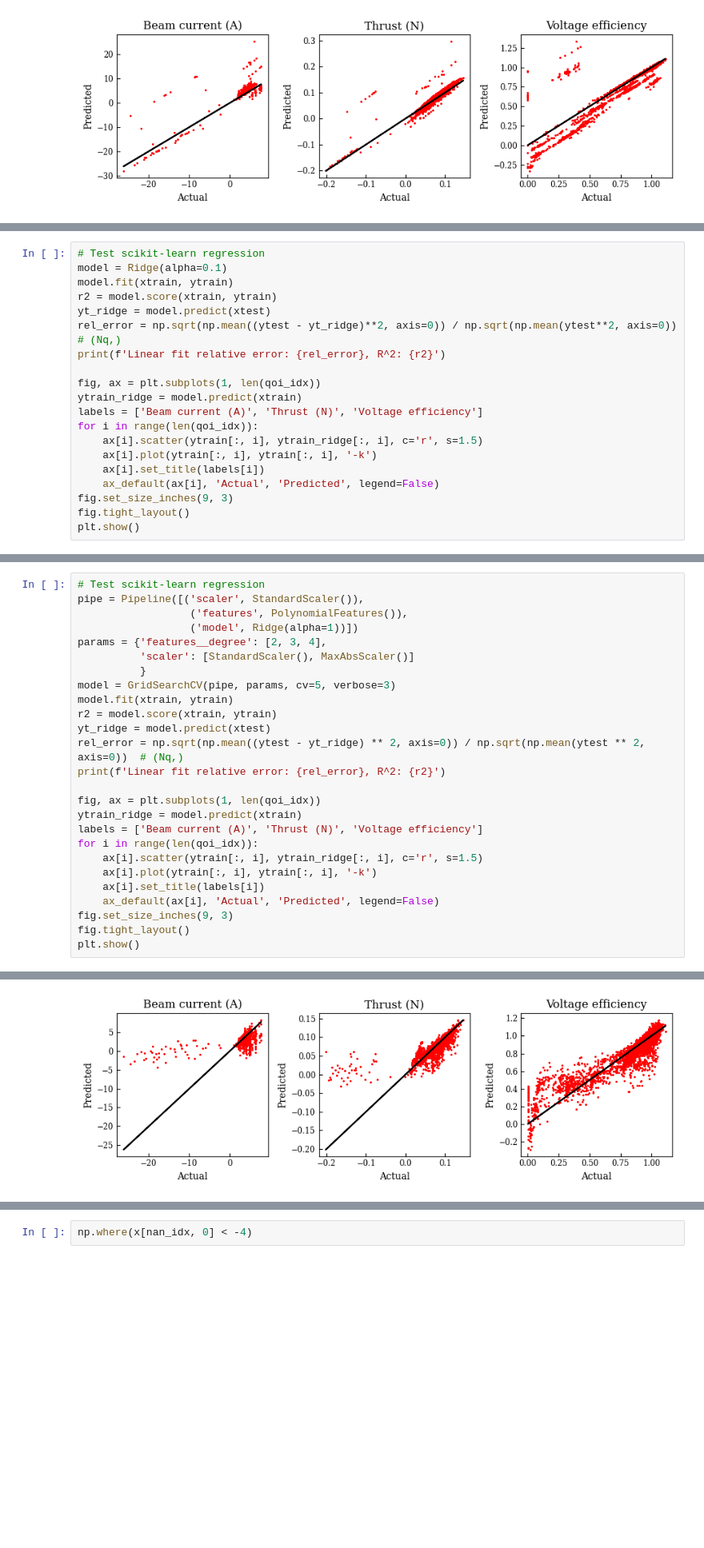
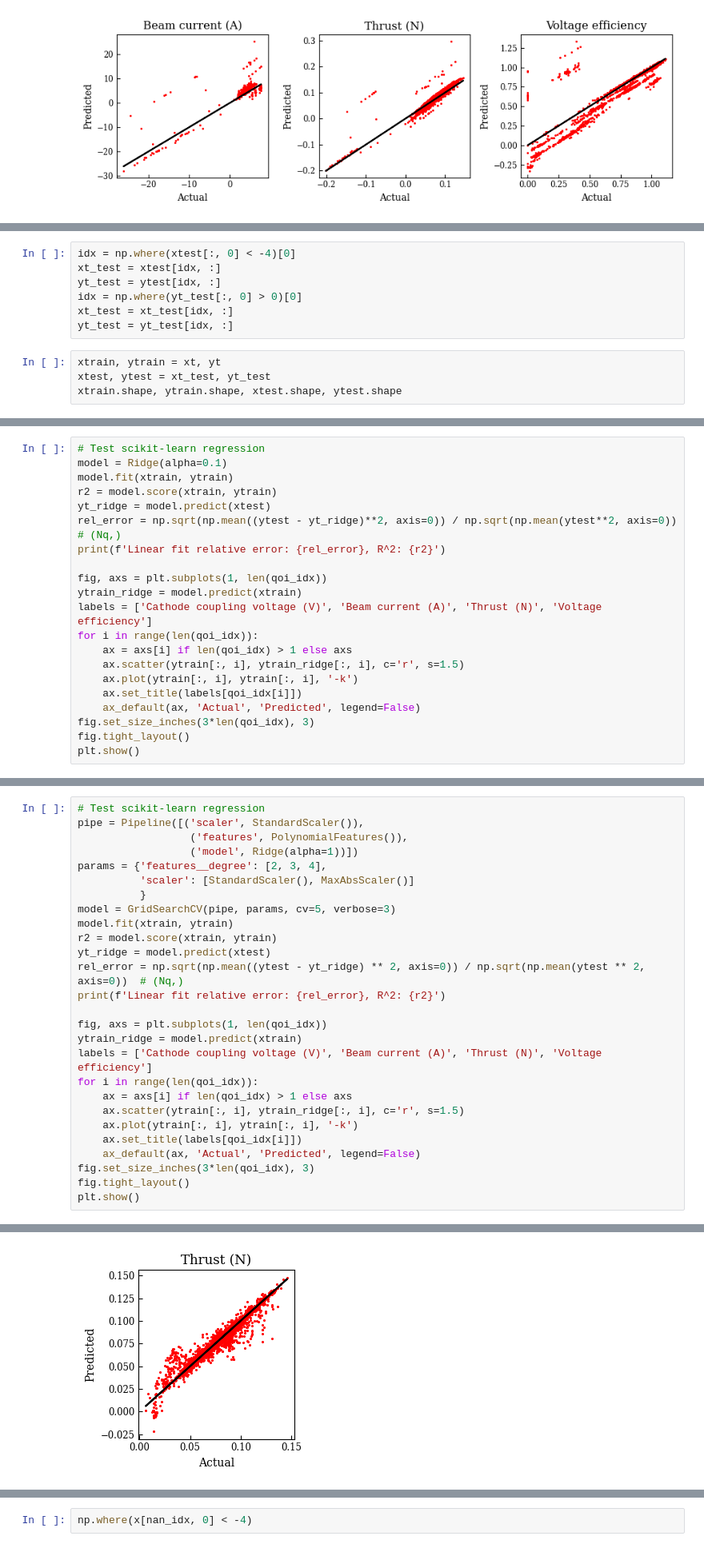
Before and after one commit to JANUS-Institute/HallThrusterPEM, a Jupyter notebook: sandbox/notebook/debug_convergence.ipynb, the cells around one changed output, grey strips where cells are left out. Shown: that part at 80% size. Cells and saved outputs as stored; diff of their text form; blank space fills up the shorter version.

```diff
--- a/sandbox/notebook/debug_convergence.ipynb
+++ b/sandbox/notebook/debug_convergence.ipynb
@@ -69,0 +78,11 @@ System surrogate fit R2 values: [0.43854169 0.80840154 0.79202097]. Uniform aver
+# %%
+idx = np.where(xtest[:, 0] < -4)[0]
+xt_test = xtest[idx, :]
+yt_test = ytest[idx, :]
+idx = np.where(yt_test[:, 0] > 0)[0]
+xt_test = xt_test[idx, :]
+yt_test = yt_test[idx, :]
+# %%
+xtrain, ytrain = xt, yt
+xtest, ytest = xt_test, yt_test
+xtrain.shape, ytrain.shape, xtest.shape, ytest.shape
@@ -76,15 +97,16 @@ yt_ridge = model.predict(xtest)
 rel_error = np.sqrt(np.mean((ytest - yt_ridge)**2, axis=0)) / np.sqrt(np.mean(ytest**2, axis=0))     # (Nq,)
 print(f'Linear fit relative error: {rel_error}, R^2: {r2}')
 
-fig, ax = plt.subplots(1, len(qoi_idx))
+fig, axs = plt.subplots(1, len(qoi_idx))
 ytrain_ridge = model.predict(xtrain)
-labels = ['Beam current (A)', 'Thrust (N)', 'Voltage efficiency']
+labels = ['Cathode coupling voltage (V)', 'Beam current (A)', 'Thrust (N)', 'Voltage efficiency']
 for i in range(len(qoi_idx)):
-    ax[i].scatter(ytrain[:, i], ytrain_ridge[:, i], c='r', s=1.5)
-    ax[i].plot(ytrain[:, i], ytrain[:, i], '-k')
-    ax[i].set_title(labels[i])
-    ax_default(ax[i], 'Actual', 'Predicted', legend=False)
-fig.set_size_inches(9, 3)
+    ax = axs[i] if len(qoi_idx) > 1 else axs
+    ax.scatter(ytrain[:, i], ytrain_ridge[:, i], c='r', s=1.5)
+    ax.plot(ytrain[:, i], ytrain[:, i], '-k')
+    ax.set_title(labels[qoi_idx[i]])
+    ax_default(ax, 'Actual', 'Predicted', legend=False)
+fig.set_size_inches(3*len(qoi_idx), 3)
 fig.tight_layout()
 plt.show()
 # %% [output]
@@ -105,15 +127,16 @@ yt_ridge = model.predict(xtest)
 rel_error = np.sqrt(np.mean((ytest - yt_ridge) ** 2, axis=0)) / np.sqrt(np.mean(ytest ** 2, axis=0))  # (Nq,)
 print(f'Linear fit relative error: {rel_error}, R^2: {r2}')
 
-fig, ax = plt.subplots(1, len(qoi_idx))
+fig, axs = plt.subplots(1, len(qoi_idx))
 ytrain_ridge = model.predict(xtrain)
-labels = ['Beam current (A)', 'Thrust (N)', 'Voltage efficiency']
+labels = ['Cathode coupling voltage (V)', 'Beam current (A)', 'Thrust (N)', 'Voltage efficiency']
 for i in range(len(qoi_idx)):
-    ax[i].scatter(ytrain[:, i], ytrain_ridge[:, i], c='r', s=1.5)
-    ax[i].plot(ytrain[:, i], ytrain[:, i], '-k')
-    ax[i].set_title(labels[i])
-    ax_default(ax[i], 'Actual', 'Predicted', legend=False)
-fig.set_size_inches(9, 3)
+    ax = axs[i] if len(qoi_idx) > 1 else axs
+    ax.scatter(ytrain[:, i], ytrain_ridge[:, i], c='r', s=1.5)
+    ax.plot(ytrain[:, i], ytrain[:, i], '-k')
+    ax.set_title(labels[qoi_idx[i]])
+    ax_default(ax, 'Actual', 'Predicted', legend=False)
+fig.set_size_inches(3*len(qoi_idx), 3)
 fig.tight_layout()
 plt.show()
 # %% [output]
@@ -137,4 +160,4 @@ Linear fit relative error: [0.52857611 0.32873746 0.18863441], R^2: 0.5827171957
-[figure, old version]
+[figure, new version]
 # %%
 from sklearn.gaussian_process import GaussianProcessRegressor
 from sklearn.gaussian_process.kernels import Matern, RBF
```
Also changed, not shown: parts of 9 cells of this notebook, 19 other files.
